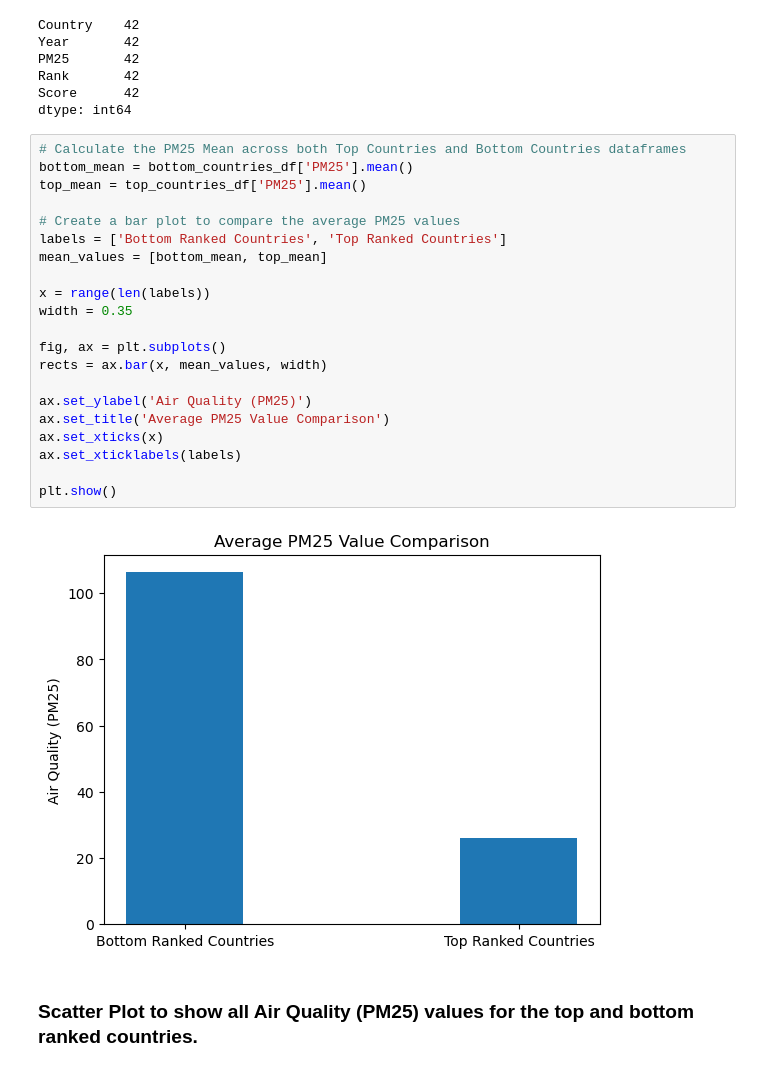
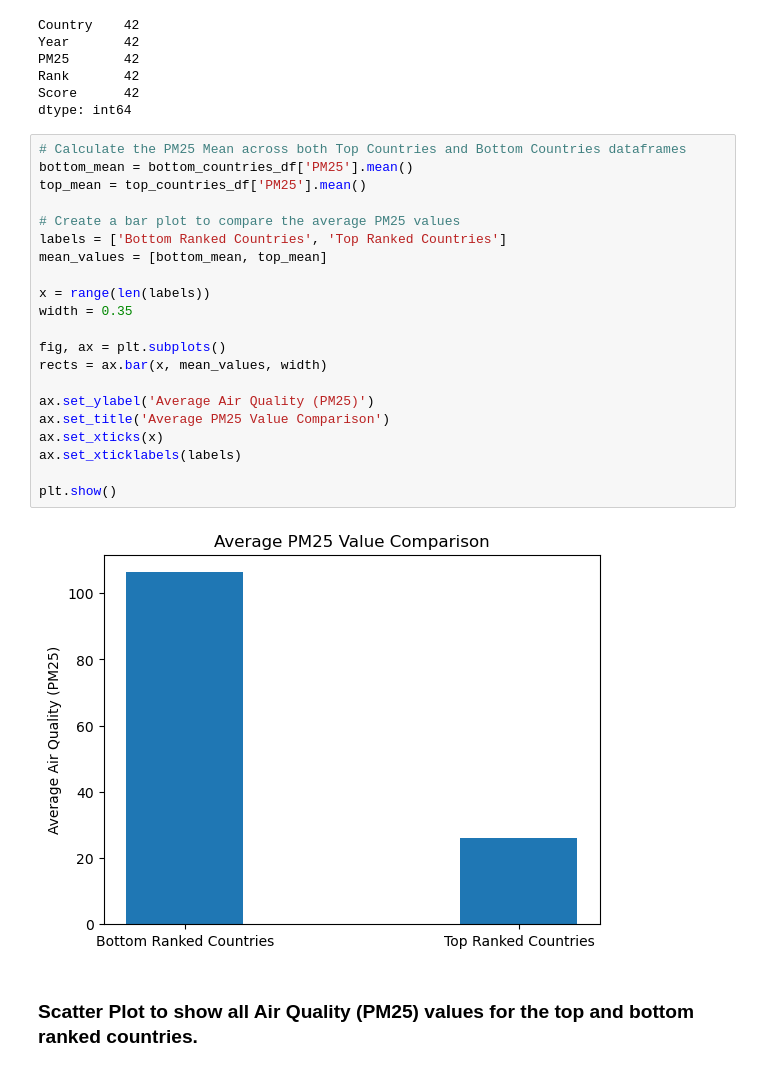
Before and after one commit to benoitchamot/AirQuality_and_Happiness, a Jupyter notebook: Analysis_AirQuality_and_Happiness.ipynb, the cells around one changed output. Saved outputs shown, nothing was run; the diff lists cells and outputs as text.

Commit message:
updated Happiness analysis graph

```diff
--- a/Analysis_AirQuality_and_Happiness.ipynb
+++ b/Analysis_AirQuality_and_Happiness.ipynb
@@ -209,26 +209,26 @@ dtype: int64
 # %%
 # Calculate the PM25 Mean across both Top Countries and Bottom Countries dataframes
 bottom_mean = bottom_countries_df['PM25'].mean()
 top_mean = top_countries_df['PM25'].mean()
 
 # Create a bar plot to compare the average PM25 values
 labels = ['Bottom Ranked Countries', 'Top Ranked Countries']
 mean_values = [bottom_mean, top_mean]
 
 x = range(len(labels))
 width = 0.35
 
 fig, ax = plt.subplots()
 rects = ax.bar(x, mean_values, width)
 
-ax.set_ylabel('Air Quality (PM25)')
+ax.set_ylabel('Average Air Quality (PM25)')
 ax.set_title('Average PM25 Value Comparison')
 ax.set_xticks(x)
 ax.set_xticklabels(labels)
 
 plt.show()
 # %% [output]
-[figure, old version]
+[figure, new version]
 # %% [markdown]
 ### Scatter Plot to show all Air Quality (PM25) values for the top and bottom ranked countries.
 # %%
```
